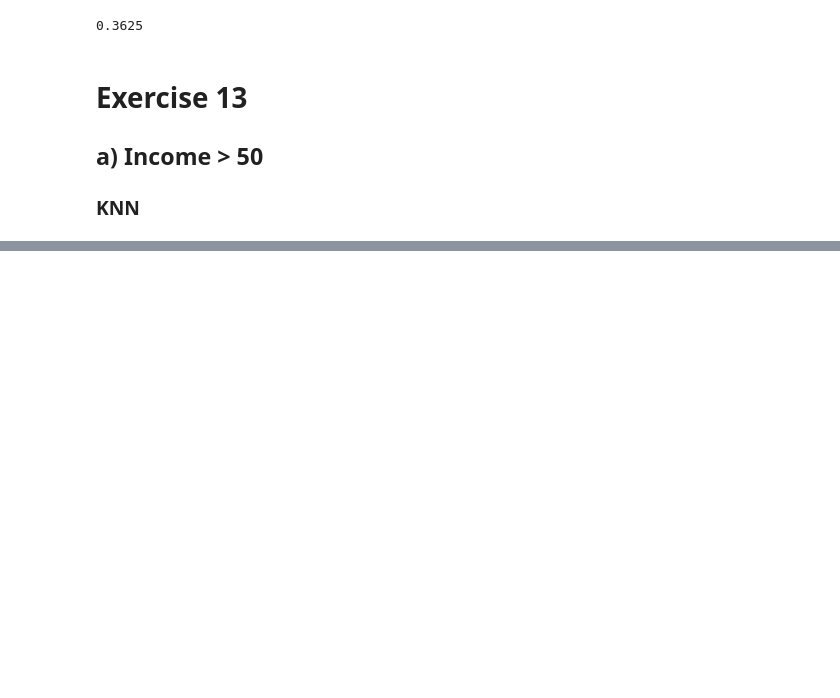
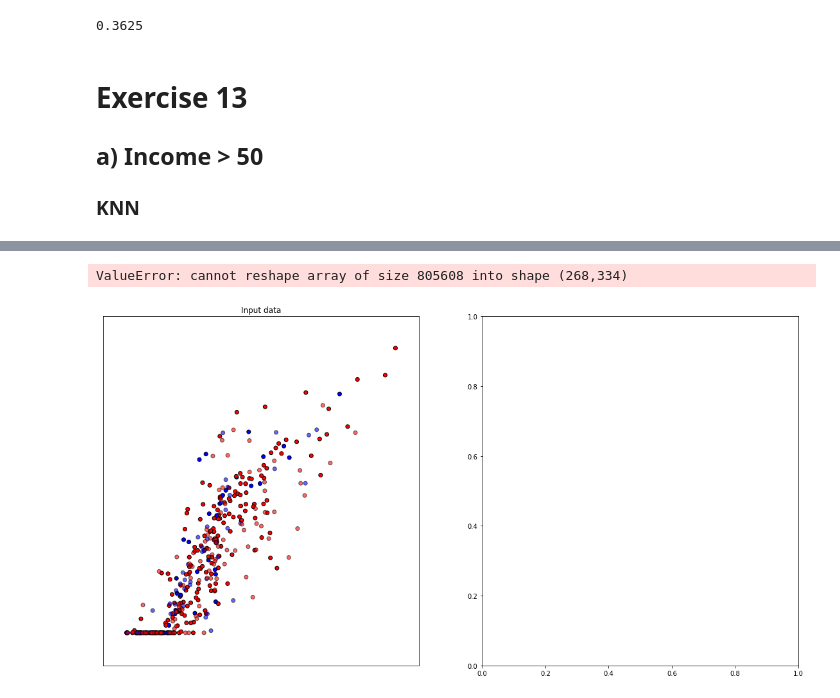
Before and after one commit to JakubGogola-IDENTT/data-mining, a Jupyter notebook: lab3/lab3_ex12_13_14.ipynb, the cells around one changed output, grey strips where cells are left out. Cells and saved outputs as stored; diff of their text form; code cells hidden in the pictures; blank space fills up the shorter version.

```diff
--- a/lab3/lab3_ex12_13_14.ipynb
+++ b/lab3/lab3_ex12_13_14.ipynb
@@ -111,0 +301,14 @@ cc_model_acc
+# %%
+# credit cards
+cc_plot_df = cc_df.copy(deep=True)
+cc_plot_features = ['Limit', 'Balance']
+cc_plot_results = ['Cards']
+
+X_cc_plot = cc_plot_df[cc_plot_features].to_numpy()
+y_cc_plot = cc_plot_df[cc_plot_results].to_numpy().ravel()
+
+cc_dataset = (X_cc_plot, y_cc_plot)
+draw_plot(cc_plot_df, cc_dataset, cc_plot_features, cc_plot_results)
+# %% [output]
+ValueError: cannot reshape array of size 805608 into shape (268,334)
+[figure, added]
```
Also changed, not shown: parts of 17 cells of this notebook.
